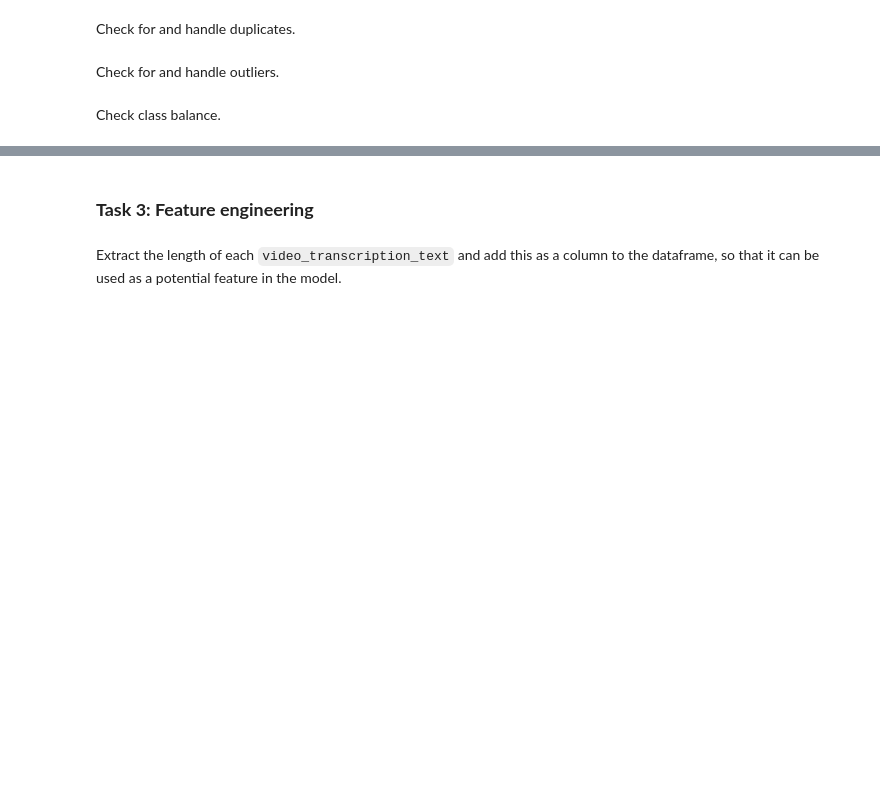
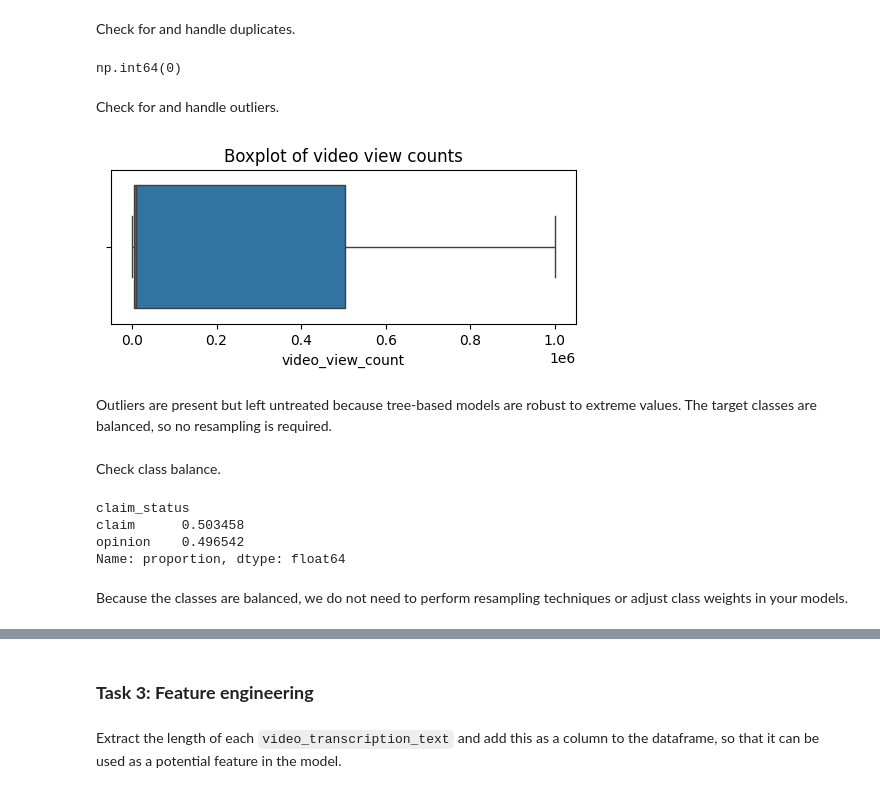
Before and after one commit to EddieChihwai/tiktok-claims-classification, a Jupyter notebook: notebooks/tiktok_claims_classification.ipynb, the cells around one changed output, grey strips where cells are left out. Cells and saved outputs as stored; diff of their text form; code cells hidden in the pictures; blank space fills up the shorter version.

Commit message:
Analyze target class balance and evaluate outliers

```diff
--- a/notebooks/tiktok_claims_classification.ipynb
+++ b/notebooks/tiktok_claims_classification.ipynb
@@ -238,7 +238,7 @@ video_comment_count         298
 dtype: int64
 # %%
 # Drop rows with missing values
-### YOUR CODE HERE ###
+data = data.dropna()
 # %%
 
 # Display first few rows after handling missing values
@@ -247,6 +254,8 @@ dtype: int64
 Check for and handle duplicates.
 # %%
 # Check for duplicates
-### YOUR CODE HERE ###
+data.duplicated().sum()
+# %% [output]
+np.int64(0)
 # %% [markdown]
 Check for and handle outliers.
@@ -255,2 +262,15 @@ Check for and handle outliers.
+# %%
+# Create a boxplot to visualize distribution and outliers
+import seaborn as sns
+import matplotlib.pyplot as plt
+
+plt.figure(figsize=(6,2))
+sns.boxplot(x=data['video_view_count'])
+plt.title('Boxplot of video view counts')
+plt.show()
+# %% [output]
+[figure, added]
+# %% [markdown]
+Outliers are present but left untreated because tree-based models are robust to extreme values. The target classes are balanced, so no resampling is required.
 # %% [markdown]
 Check class balance.
@@ -260,3 +277,13 @@ Check class balance.
+# %%
+# Check class balance of the target variable
+print(data['claim_status'].value_counts(normalize=True))
+# %% [output]
+claim_status
+claim      0.503458
+opinion    0.496542
+Name: proportion, dtype: float64
+# %% [markdown]
+Because the classes are balanced, we do not need to perform resampling techniques or adjust class weights in your models.
 # %% [markdown]
 <img src="images/Construct.png" width="100" height="100" align=left>
 
```
Also changed, not shown: parts of 4 cells of this notebook.
